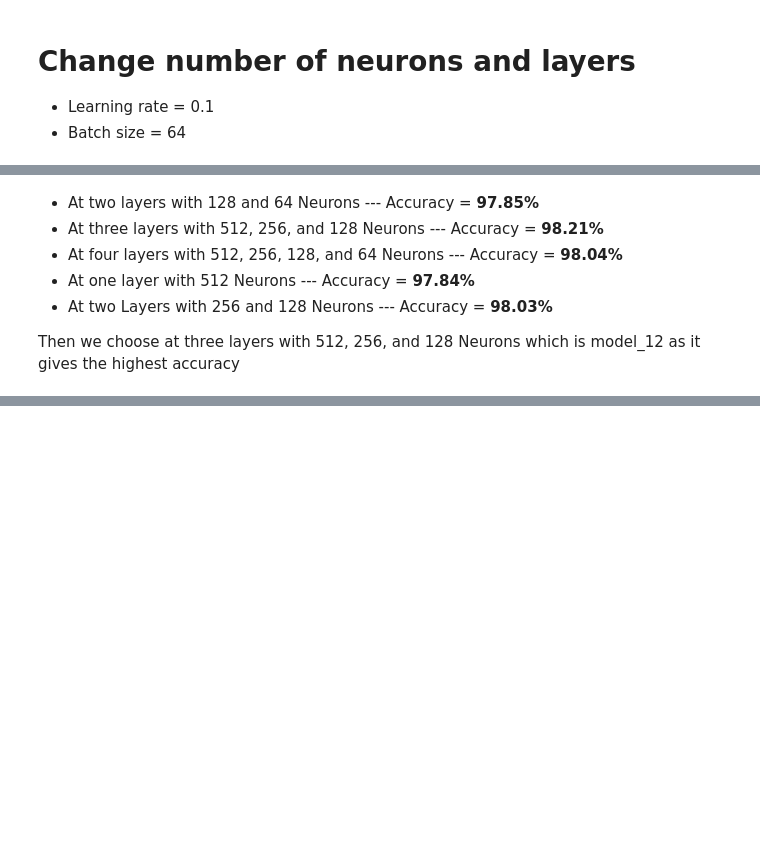
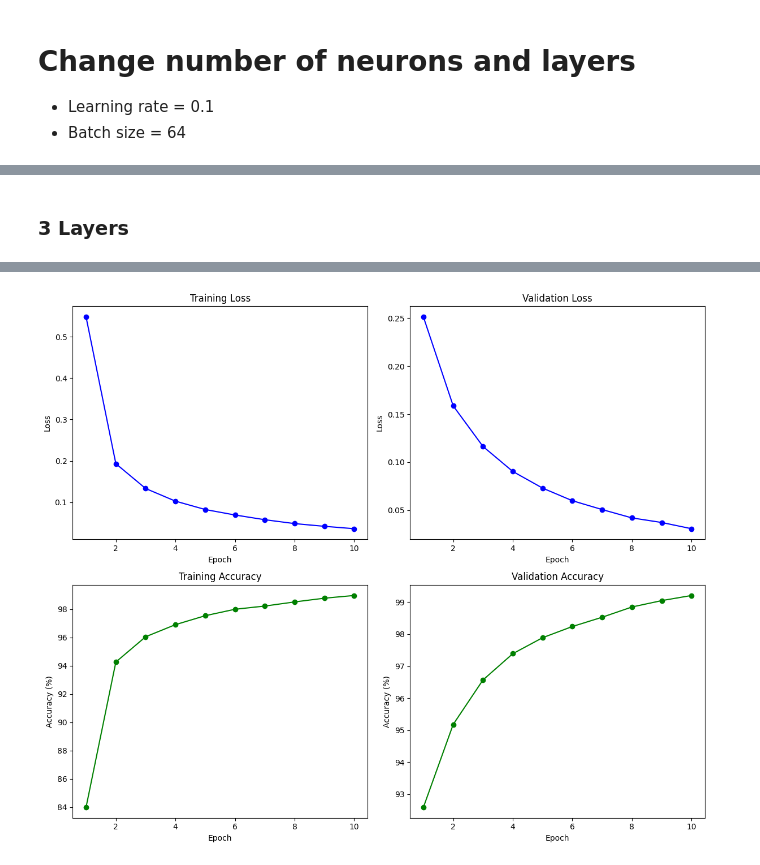
Before and after one commit to MennaMagdie/Machine-Learning-Labs, a Jupyter notebook: digit-recognition-system/neural_networks.ipynb, the cells around one changed output, grey strips where cells are left out. Saved outputs shown, nothing was run; the diff lists cells and outputs as text; code cells hidden in the pictures; blank space fills up the shorter version.

```diff
--- a/digit-recognition-system/neural_networks.ipynb
+++ b/digit-recognition-system/neural_networks.ipynb
@@ -1039,11 +1034,28 @@ Test Accuracy: 98.03%
 [figure]
 [figure]
-# %% [markdown]
-* At two layers with 128 and 64 Neurons --- Accuracy = **97.85%**
-* At three layers with 512, 256, and 128 Neurons
- --- Accuracy = **98.21%**
-* At four layers with 512, 256, 128, and 64 Neurons --- Accuracy = **98.04%**
-* At one layer with 512 Neurons --- Accuracy = **97.84%**
-* At two Layers with 256 and 128 Neurons --- Accuracy = **98.03%**
-
-Then we choose at three layers with 512, 256, and 128 Neurons which is model_12 as it gives the highest accuracy
+# %% [markdown]
+### **3 Layers**
+# %%
+class FeedforwardNN_6(nn.Module):
+    def __init__(self):
+        super(FeedforwardNN_6, self).__init__()
+
+        self.l1 = nn.Linear(784, 128)
+        self.l2 = nn.Linear(128, 64)
+        self.output = nn.Linear(64, 10)
+
+        self.activation_fn = nn.ReLU()
+
+    def forward(self, x):
+        x = self.activation_fn(self.l1(x))
+        x = self.activation_fn(self.l2(x))
+        x = self.output(x)
+        return x
+
+
+model_16 = FeedforwardNN_6()
+loss_fn_16 = nn.CrossEntropyLoss()
+optimizer_16 = optim.SGD(model_16.parameters(), lr=0.1)
+
+train(model_16, train_loader, val_loader, loss_fn_16, optimizer_16, 10)
+# %% [output]
@@ -1049,0 +1079 @@ Then we choose at three layers with 512, 256, and 128 Neurons which is model_12
+[figure, added]
```
Also changed, not shown: parts of 44 cells of this notebook.
